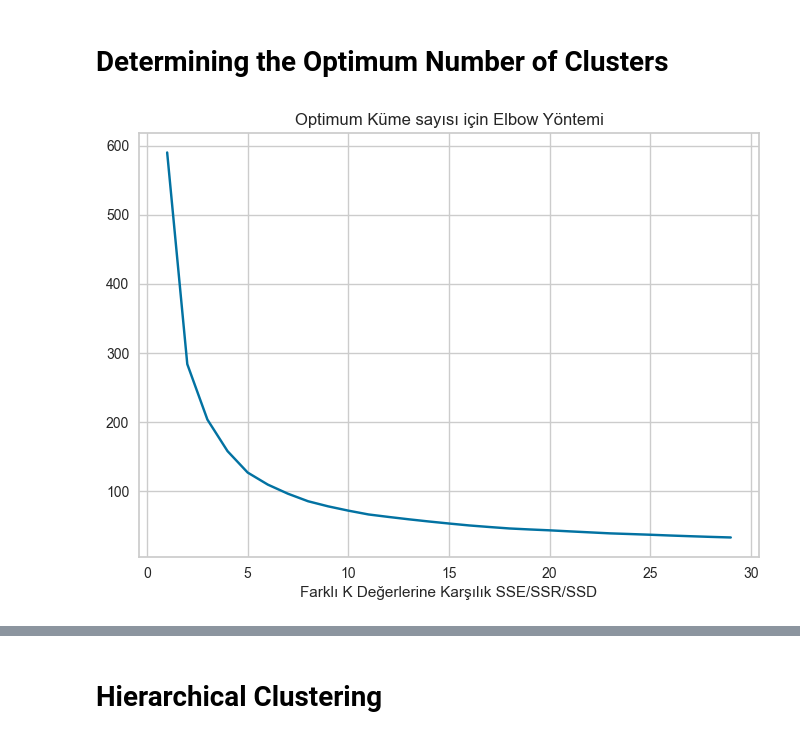
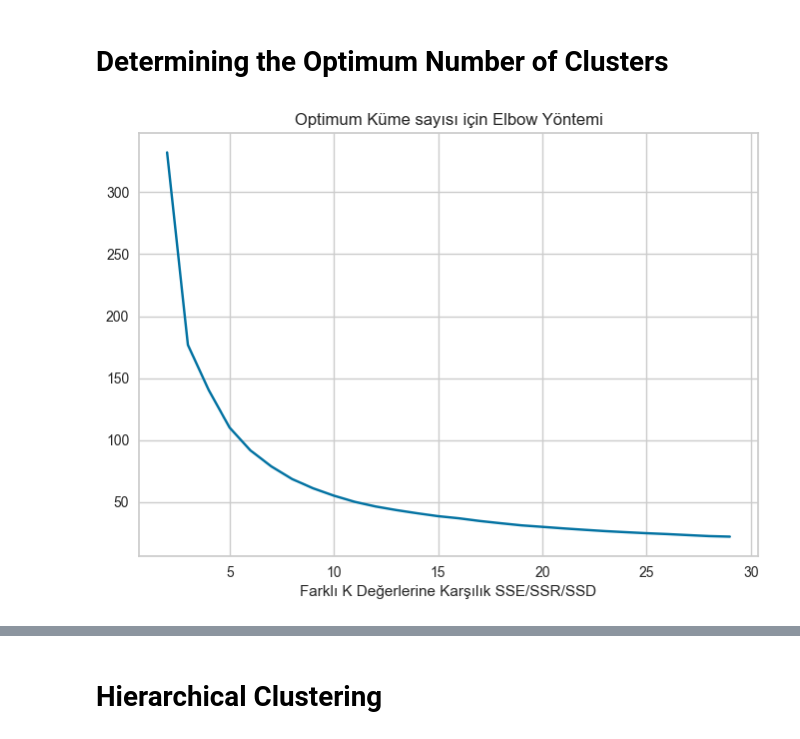
Before and after one commit to BatuhanUmay/MIUUL_ML_Summer_Bootcamp, a Jupyter notebook: K-Means Müsteri Segmentasyonu ve RFM.ipynb, the cells around one changed output, grey strips where cells are left out. Saved outputs shown, nothing was run; the diff lists cells and outputs as text; code cells hidden in the pictures.

```diff
--- a/K-Means Müsteri Segmentasyonu ve RFM.ipynb
+++ b/K-Means Müsteri Segmentasyonu ve RFM.ipynb
@@ -249,0 +288,7 @@ rfm[["SEGMENT", "RECENCY", "FREQUENCY", "MONETARY"]].groupby("SEGMENT").agg(["me
+# %%
+attributes = ['RECENCY', 'FREQUENCY', 'MONETARY']
+sns.boxplot(data = rfm[attributes])
+plt.title("Outliers Distribution", fontweight = 'bold')
+plt.ylabel("Range", fontweight = 'bold')
+plt.xlabel("Attributes", fontweight = 'bold')
+plt.show()
@@ -249,0 +297,30 @@ rfm[["SEGMENT", "RECENCY", "FREQUENCY", "MONETARY"]].groupby("SEGMENT").agg(["me
+# %%
+def check_outlier(dataframe, col_name, q1=0.05, q3=0.95):
+    low_limit, up_limit = outlier_thresholds(dataframe, col_name, q1, q3)
+    outliers = dataframe[(dataframe[col_name] > up_limit)
+                         | (dataframe[col_name] < low_limit)]
+    return outliers
+
+
+def outlier_thresholds(dataframe, col, low_quantile=0.07, up_quantile=0.93):
+
+    quantile_one = dataframe[col].quantile(low_quantile)
+    quantile_three = dataframe[col].quantile(up_quantile)
+
+    interquantile_range = quantile_three - quantile_one
+    up_limit = quantile_three + 1.5 * interquantile_range
+    low_limit = quantile_one - 1.5 * interquantile_range
+
+    return low_limit, up_limit
+
+
+def replace_with_thresholds(dataframe, variable):
+    low_limit, up_limit = outlier_thresholds(dataframe, variable)
+    dataframe.loc[(dataframe[variable] < low_limit), variable] = low_limit
+    dataframe.loc[(dataframe[variable] > up_limit), variable] = up_limit
+# %%
+for col in attributes:
+    outliers = check_outlier(rfm, col)
+    if not outliers.empty:
+        print(col, outliers.shape[0], "outliers")
+        replace_with_thresholds(rfm, col)
@@ -256,10 +394,10 @@ for col in ["RECENCY", "FREQUENCY", "MONETARY"]:
 
 # SCALER
 sc = MinMaxScaler((0, 1))
-sc.fit(rfm[["LOG_RECENCY", "LOG_FREQUENCY", "LOG_MONETARY"]])
-scaled_rf = sc.transform(rfm[["LOG_RECENCY", "LOG_FREQUENCY", "LOG_MONETARY"]])
+sc.fit(rfm[["RECENCY", "FREQUENCY", "MONETARY"]])
+scaled_rf = sc.transform(rfm[["RECENCY", "FREQUENCY", "MONETARY"]])
 
 scaled_df = pd.DataFrame(index=rfm.index, columns=[
-                         "LOG_RECENCY", "LOG_FREQUENCY", "LOG_MONETARY"], data=scaled_rf)
+                         "RECENCY", "FREQUENCY", "MONETARY"], data=scaled_rf)
 scaled_df
 # %% [output]
@@ -282,15 +440,15 @@ scaled_df
 # %%
 kmeans = KMeans()
 ssd = []
-K = range(1, 30)
+K = range(2, 30)
 
 for k in K:
     kmeans = KMeans(n_clusters=k).fit(scaled_df)
     ssd.append(kmeans.inertia_)
 
 plt.plot(K, ssd, "bx-")
 plt.xlabel("Farklı K Değerlerine Karşılık SSE/SSR/SSD")
 plt.title("Optimum Küme sayısı için Elbow Yöntemi")
 plt.show()
 # %% [output]
-[figure, old version]
+[figure, new version]
```
Also changed, not shown: parts of 50 cells of this notebook.
